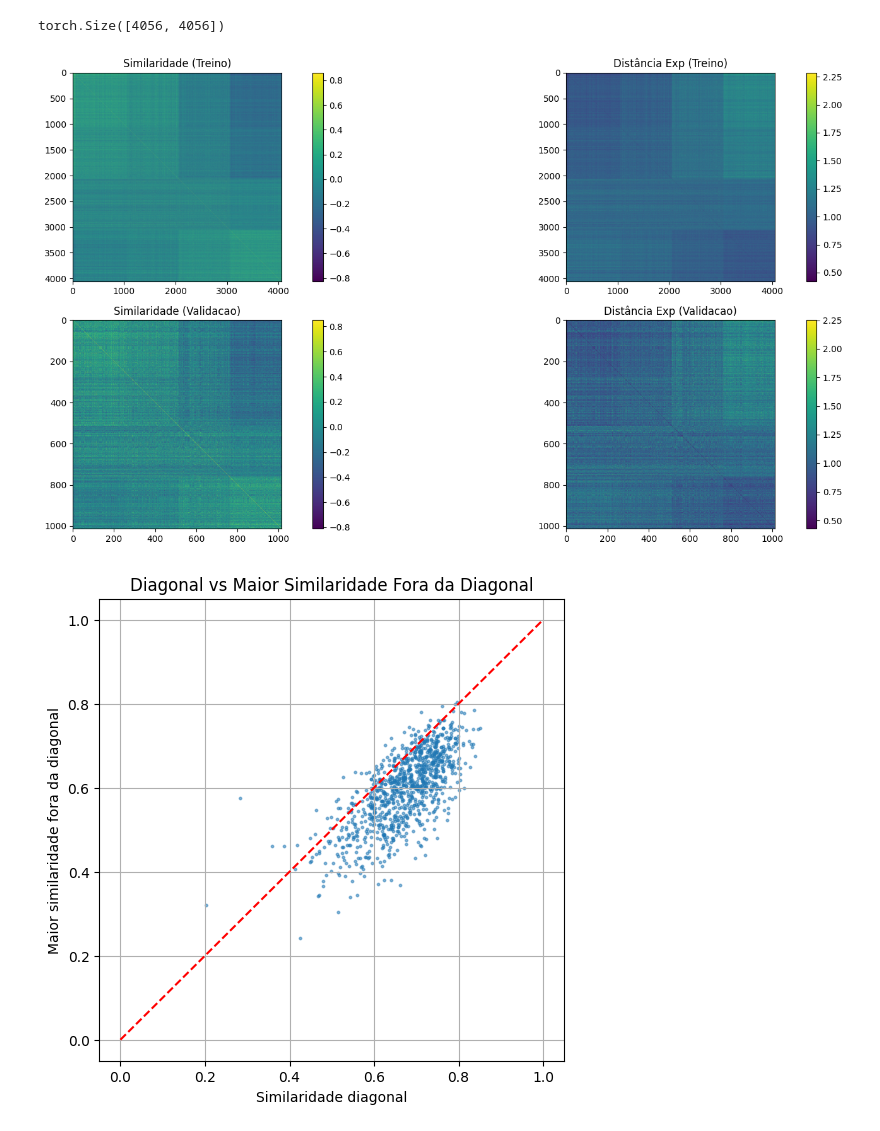
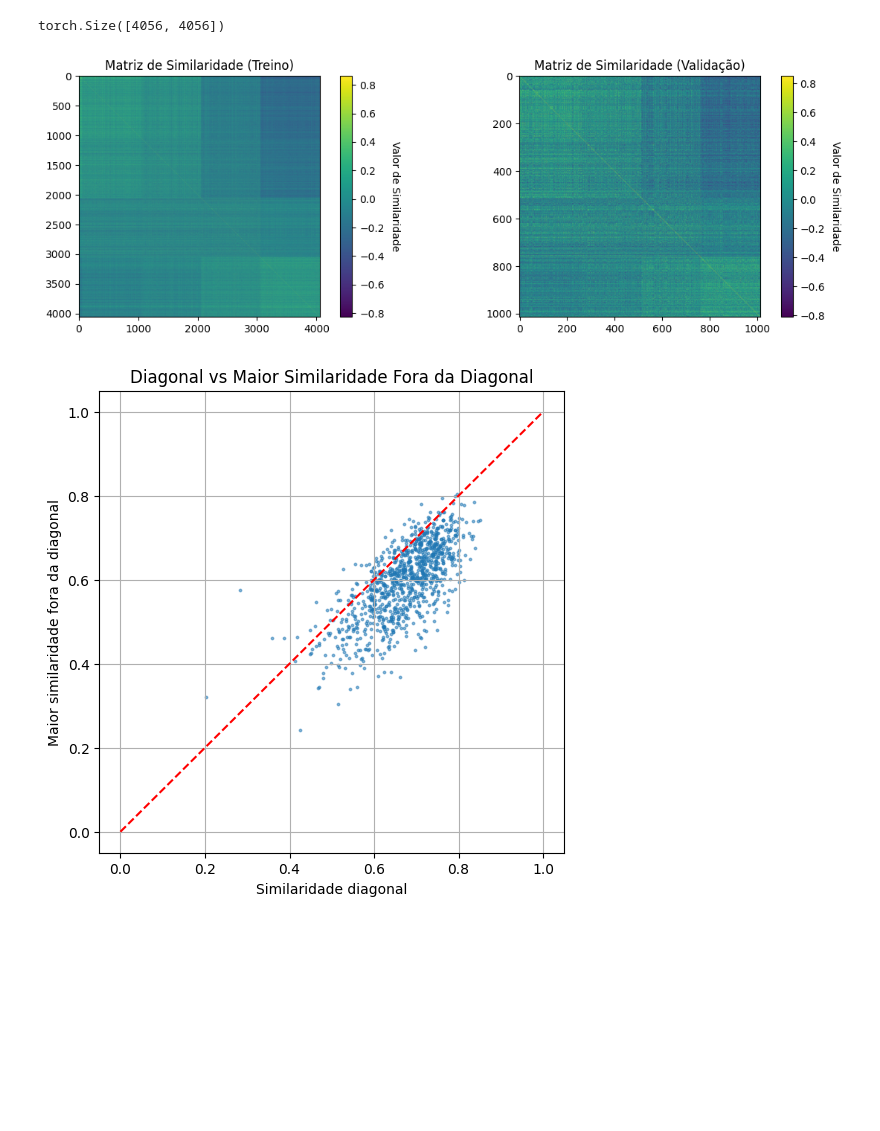
Before and after one commit to Krayth/TCC-graphs-CLIP-test2, a Jupyter notebook: Treinamento-Watts-Strogatz.ipynb, the cells around one changed output. Saved outputs shown, nothing was run; the diff lists cells and outputs as text; code cells hidden in the pictures; blank space fills up the shorter version.

Commit message:
Watts-Strogatz update - metrics labels corrected

```diff
--- a/Treinamento-Watts-Strogatz.ipynb
+++ b/Treinamento-Watts-Strogatz.ipynb
@@ -21,7 +21,7 @@ from transformers import TrainingArguments
 
 training_args = TrainingArguments(
     output_dir="../data/checkpoints/clip-model",
-    num_train_epochs=1,
+    num_train_epochs=100,
     per_device_train_batch_size=8,
     gradient_accumulation_steps=1,
     warmup_steps=50,
@@ -555,39 +541,40 @@ torch.Size([4056, 4056])
 # %%
 sims_train_matrix = sims_train.detach().cpu()
 dist_train_matrix = torch.exp(-sims_train).detach().cpu()
 
 sims_valid_matrix = sims_valid.detach().cpu()
 dist_valid_matrix = torch.exp(-sims_valid).detach().cpu()
 
-fig, axes = plt.subplots(2, 2, figsize=(18, 8))  # 2 linhas, 2 colunas
+fig, axes = plt.subplots(1, 2, figsize=(12, 4))  # 2 linhas, 2 colunas
 axes = axes.flatten()
 
 # Plot da similaridade
 im0 = axes[0].imshow(sims_train_matrix, cmap='viridis')
-axes[0].set_title("Similaridade (Treino)")
-cbar = fig.colorbar(im0, ax=axes[0])
-#cbar.set_label("(a)", rotation=0, labelpad=15)
+axes[0].set_title("Matriz de Similaridade (Treino)")
+cbar0 = fig.colorbar(im0, ax=axes[0])
+cbar0.set_label("Valor de Similaridade", rotation=270, labelpad=15)
 
 # Plot da distância exponencial
-im1 = axes[1].imshow(dist_train_matrix, cmap='viridis')
-axes[1].set_title("Distância Exp (Treino)")
-fig.colorbar(im1, ax=axes[1])
+# im1 = axes[1].imshow(dist_train_matrix, cmap='viridis')
+# axes[1].set_title("Distância Exp (Treino)")
+# fig.colorbar(im1, ax=axes[1])
 
 # Plot da similaridade
-im2 = axes[2].imshow(sims_valid_matrix, cmap='viridis')
-axes[2].set_title("Similaridade (Validacao)")
-fig.colorbar(im2, ax=axes[2])
+im2 = axes[1].imshow(sims_valid_matrix, cmap='viridis')
+axes[1].set_title("Matriz de Similaridade (Validação)")
+cbar1 = fig.colorbar(im2, ax=axes[1])
+cbar1.set_label("Valor de Similaridade", rotation=270, labelpad=15)
 
-# Plot da distância exponencial
-im3 = axes[3].imshow(dist_valid_matrix, cmap='viridis')
-axes[3].set_title("Distância Exp (Validacao)")
-fig.colorbar(im3, ax=axes[3])
+# # Plot da distância exponencial
+# im3 = axes[3].imshow(dist_valid_matrix, cmap='viridis')
+# axes[3].set_title("Distância Exp (Validacao)")
+# fig.colorbar(im3, ax=axes[3])
 
 plt.tight_layout()
-fig.savefig("matrizes_similaridade_distancia_semdropbatch_50epoch.pdf", bbox_inches="tight")
+fig.savefig("matrizes_similaridade_semdropeval_100epoch.pdf", bbox_inches="tight")
 plt.show()
 # %% [output]
-[figure, old version]
+[figure, new version]
 # %%
 diagonal = np.diag(sims_valid_matrix)
 
```
Also changed, not shown: parts of 14 cells of this notebook.
